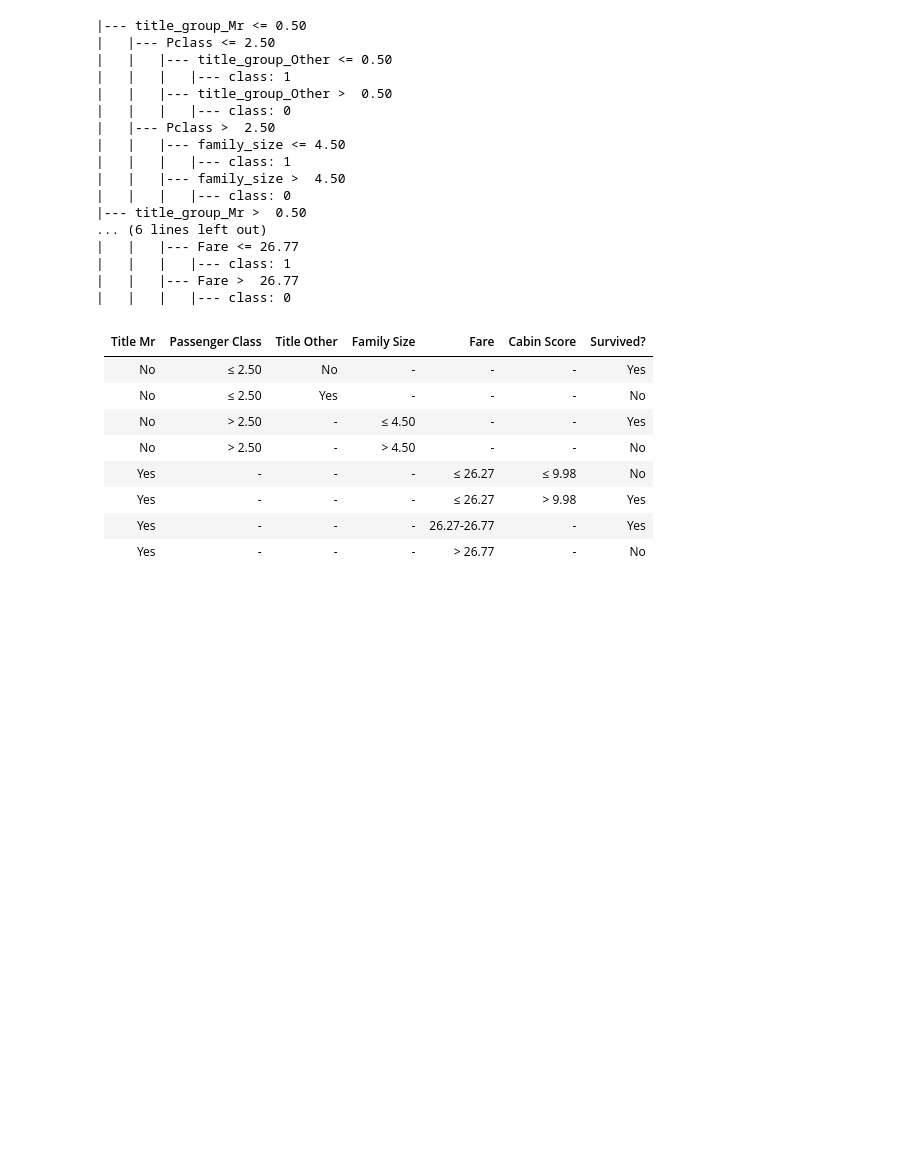
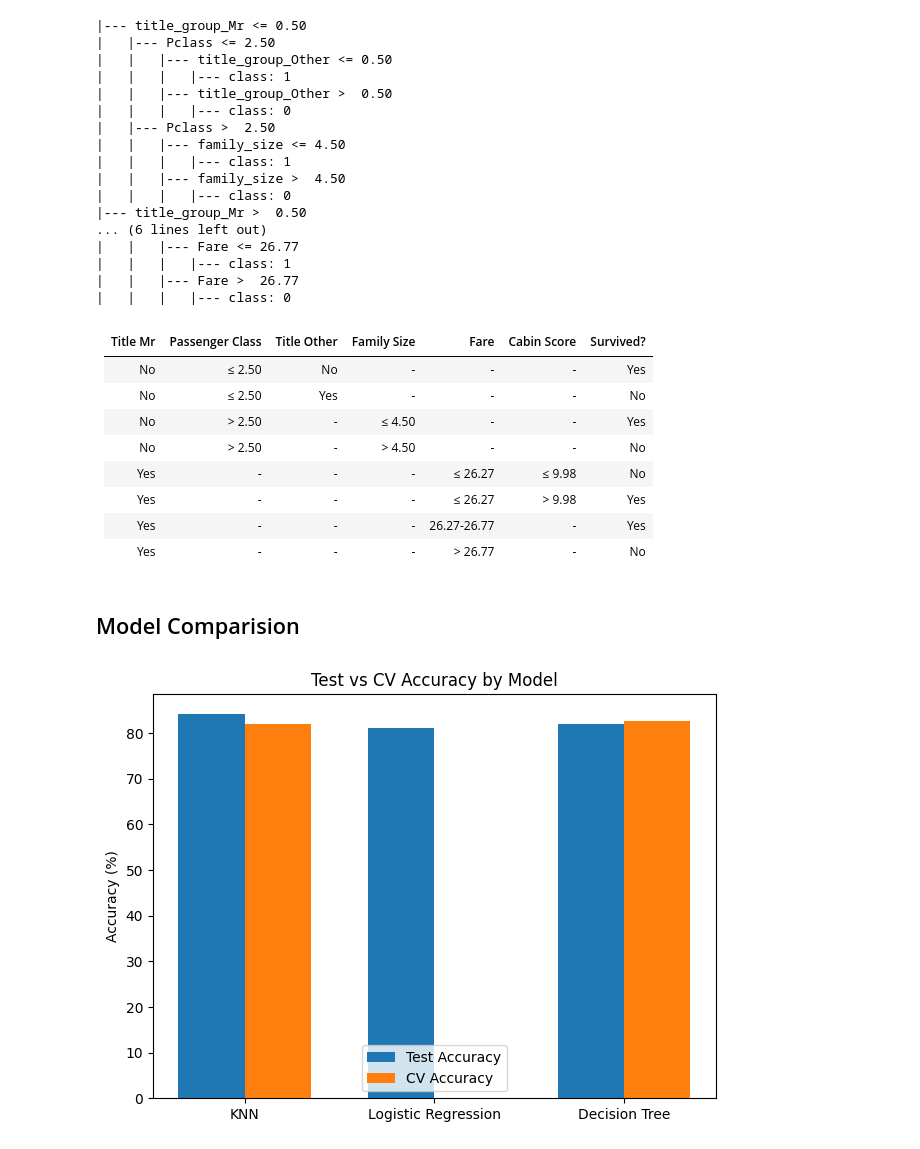
Before and after one commit to rmkamphuis/DATA_572_Project, a Jupyter notebook: Project_Code_572.ipynb, the cells around one changed output. Cells and saved outputs as stored; diff of their text form; code cells hidden in the pictures; blank space fills up the shorter version.

```diff
--- a/Project_Code_572.ipynb
+++ b/Project_Code_572.ipynb
@@ -732,3 +755,29 @@ print(if_else_plot)
 | Yes            | -        | -                | -          | ≤ 26.27    | > 9.98      | Yes               |
 | Yes            | -        | -                | -          | 26.27-26.77| -           | Yes                |
 | Yes            | -        | -                | -          | > 26.77    | -           | No                |
+# %% [markdown]
+## Model Comparision
+# %%
+
+models = ["KNN", "Logistic Regression", "Decision Tree"]
+test_accuracy = [84.30, 81.17, 82.06]
+cv_accuracy = [82.03, 0.0, 82.78]  # null CV value replaced with 0
+
+# Bar positions
+x = np.arange(len(models))
+width = 0.35
+
+# Plot
+plt.bar(x - width/2, test_accuracy, width, label="Test Accuracy")
+plt.bar(x + width/2, cv_accuracy, width, label="CV Accuracy")
+
+# Formatting
+plt.xticks(x, models)
+plt.ylabel("Accuracy (%)")
+plt.title("Test vs CV Accuracy by Model")
+plt.legend()
+plt.tight_layout()
+
+plt.show()
+# %% [output]
+[figure, added]
```
Also changed, not shown: parts of 10 cells of this notebook.
